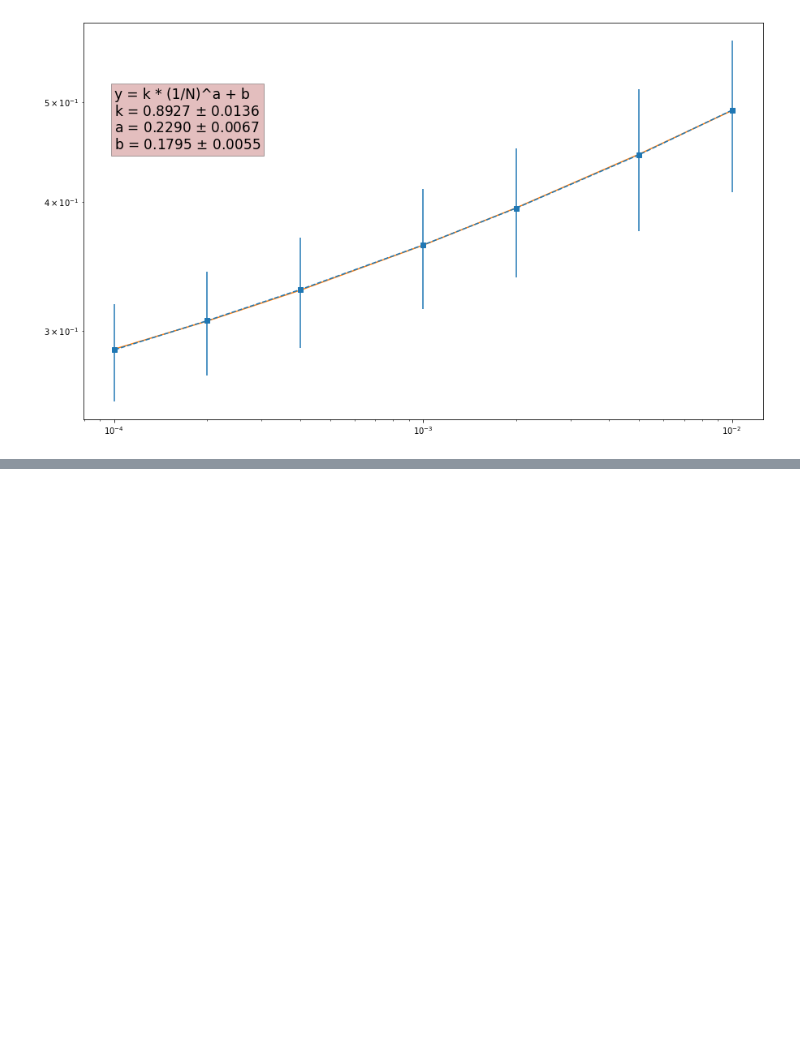
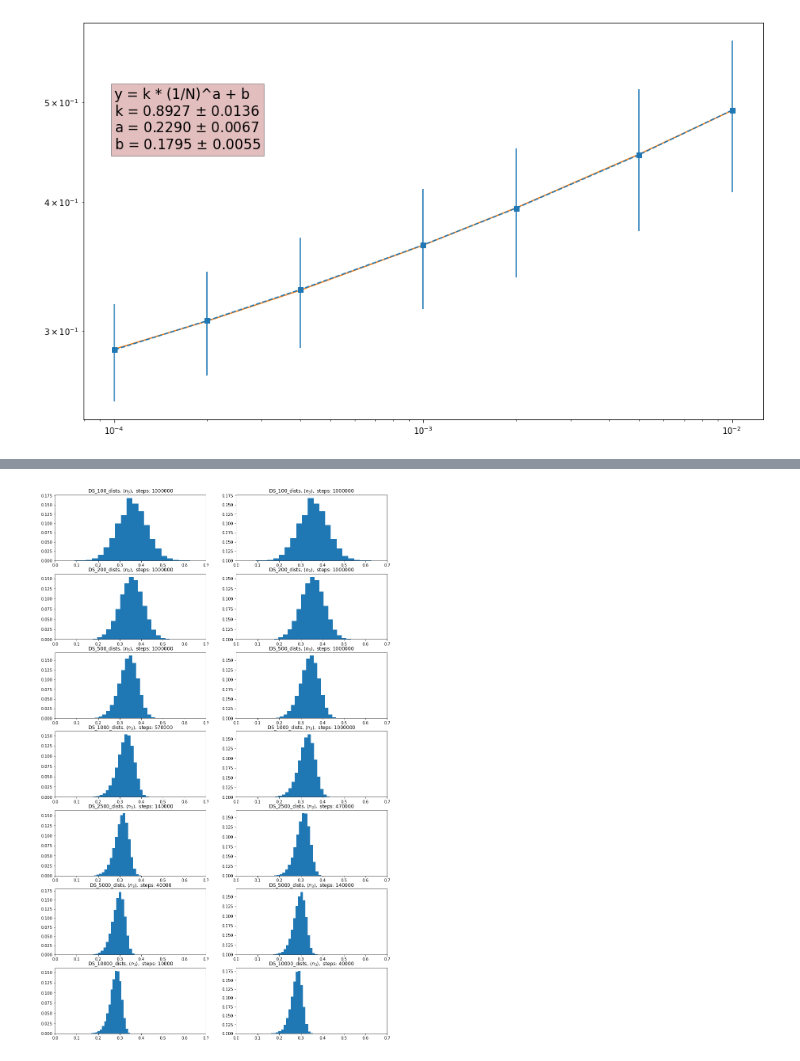
Before and after one commit to Chpel/ProjectMagnet, a Jupyter notebook: Расчёты .ipynb/Drunken_Sailor.ipynb, the cells around one changed output, grey strips where cells are left out. Saved outputs shown, nothing was run; the diff lists cells and outputs as text; code cells hidden in the pictures; blank space fills up the shorter version.

Commit message:
errors hists

```diff
--- a/Расчёты .ipynb/Drunken_Sailor.ipynb
+++ b/Расчёты .ipynb/Drunken_Sailor.ipynb
@@ -352,0 +357,7 @@ True
+# %%
+DIR = Path.cwd().parent / 'Simulation Results' / 'Geo_Rand_Walk_2D' / '7 hours'
+files7 = list(DIR.glob('*.npz'))
+
+DIR = Path.cwd().parent / 'Simulation Results' / 'Geo_Rand_Walk_2D' / '21 hours'
+files21 = list(DIR.glob('*.npz'))
+files7
@@ -352,0 +372,24 @@ True
+# %%
+f_nums = {100: 2, 200: 3, 500: 6, 1000: 1, 2500: 4, 5000: 5, 10000: 0}
+k = 3
+fig, ax = plt.subplots(len(f_nums.keys()), 2, figsize=(15,25))
+for i, f_n in enumerate(f_nums.keys()):
+    num = f_nums[f_n]
+    f = files7[num]
+    data = np.load(f)
+    name = f.stem
+    hist, bins, steps = data['hist'], data['bins'], data['steps']
+    ax[i][0].hist(bins[k-1][:-1], bins[k-1], weights=hist[k-1] / steps);
+    ax[i][0].set_title(name + fr', $\langle n_{k} \rangle,$ ' + 'steps: ' + str(steps))
+
+    f = files21[num]
+    data = np.load(f)
+    name = f.stem
+    hist, bins, steps = data['hist'], data['bins'], data['steps']
+    ax[i][1].hist(bins[k-1][:-1], bins[k-1], weights=hist[k-1] / steps);
+    ax[i][1].set_title(name + fr', $\langle n_{k} \rangle,$ ' + 'steps: ' + str(steps))
+
+    ax[i][0].set_xlim(0,0.7)
+    ax[i][1].set_xlim(0,0.7)
+# %% [output]
+[figure, added]
```
Also changed, not shown: parts of 3 cells of this notebook.
